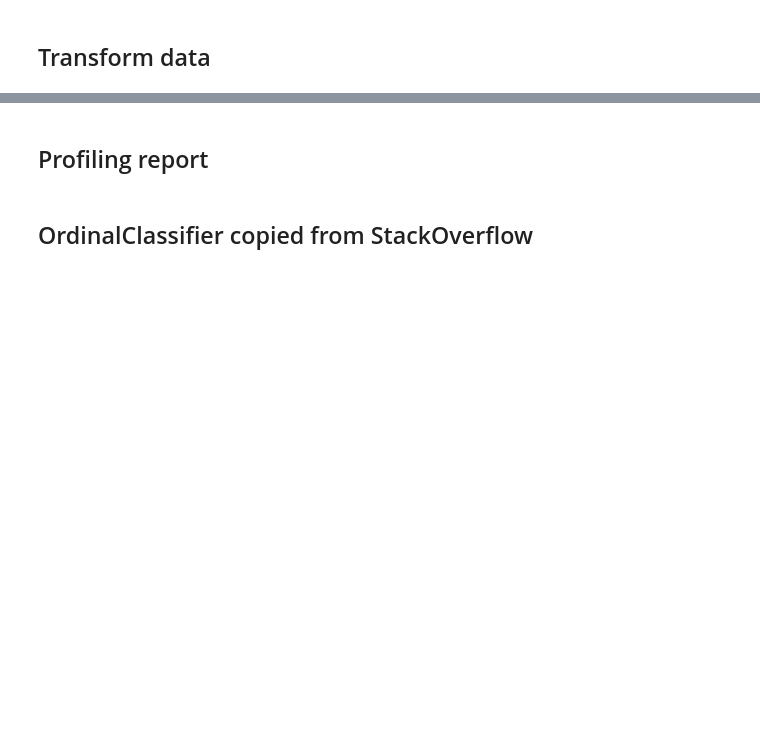
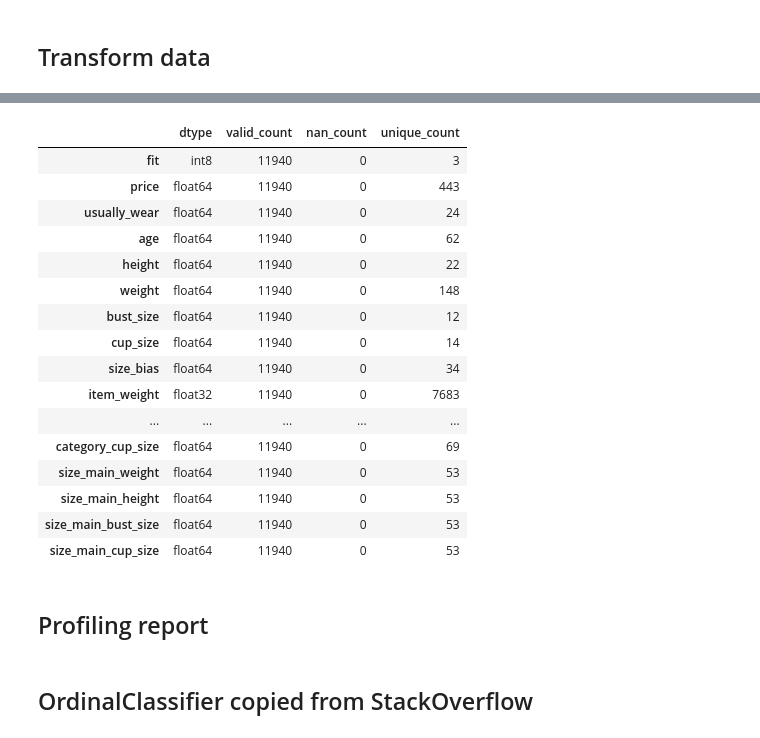
Before and after one commit to Dune-Z/Machine-Learning-Project, a Jupyter notebook: src/main.ipynb, the cells around one changed output, grey strips where cells are left out. Drawn from its saved outputs; the diff is of its cells as text; code cells hidden in the pictures; blank space fills up the shorter version.

```diff
--- a/src/main.ipynb
+++ b/src/main.ipynb
@@ -126,3 +136,23 @@ train_df_prep
+# %%
+describe_data(test_df_prep)
+# %% [output]
+|  | dtype | valid_count | nan_count | unique_count |
+| fit | int8 | 11940 | 0 | 3 |
+| price | float64 | 11940 | 0 | 443 |
+| usually_wear | float64 | 11940 | 0 | 24 |
+| age | float64 | 11940 | 0 | 62 |
+| height | float64 | 11940 | 0 | 22 |
+| weight | float64 | 11940 | 0 | 148 |
+| bust_size | float64 | 11940 | 0 | 12 |
+| cup_size | float64 | 11940 | 0 | 14 |
+| size_bias | float64 | 11940 | 0 | 34 |
+| item_weight | float32 | 11940 | 0 | 7683 |
+| ... | ... | ... | ... | ... |
+| category_cup_size | float64 | 11940 | 0 | 69 |
+| size_main_weight | float64 | 11940 | 0 | 53 |
+| size_main_height | float64 | 11940 | 0 | 53 |
+| size_main_bust_size | float64 | 11940 | 0 | 53 |
+| size_main_cup_size | float64 | 11940 | 0 | 53 |
 # %% [markdown]
 ## Profiling report
 # %%
```
Also changed, not shown: parts of 9 cells of this notebook, 3 other files.
